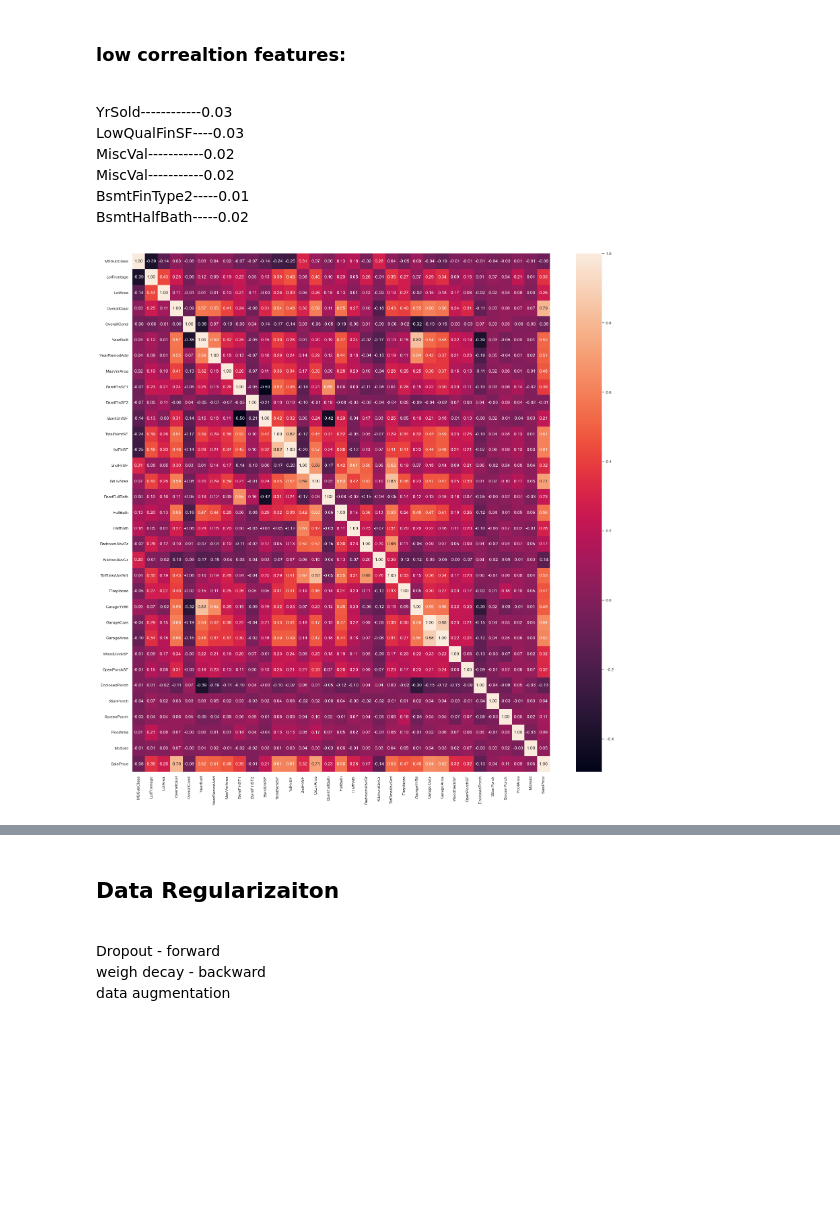
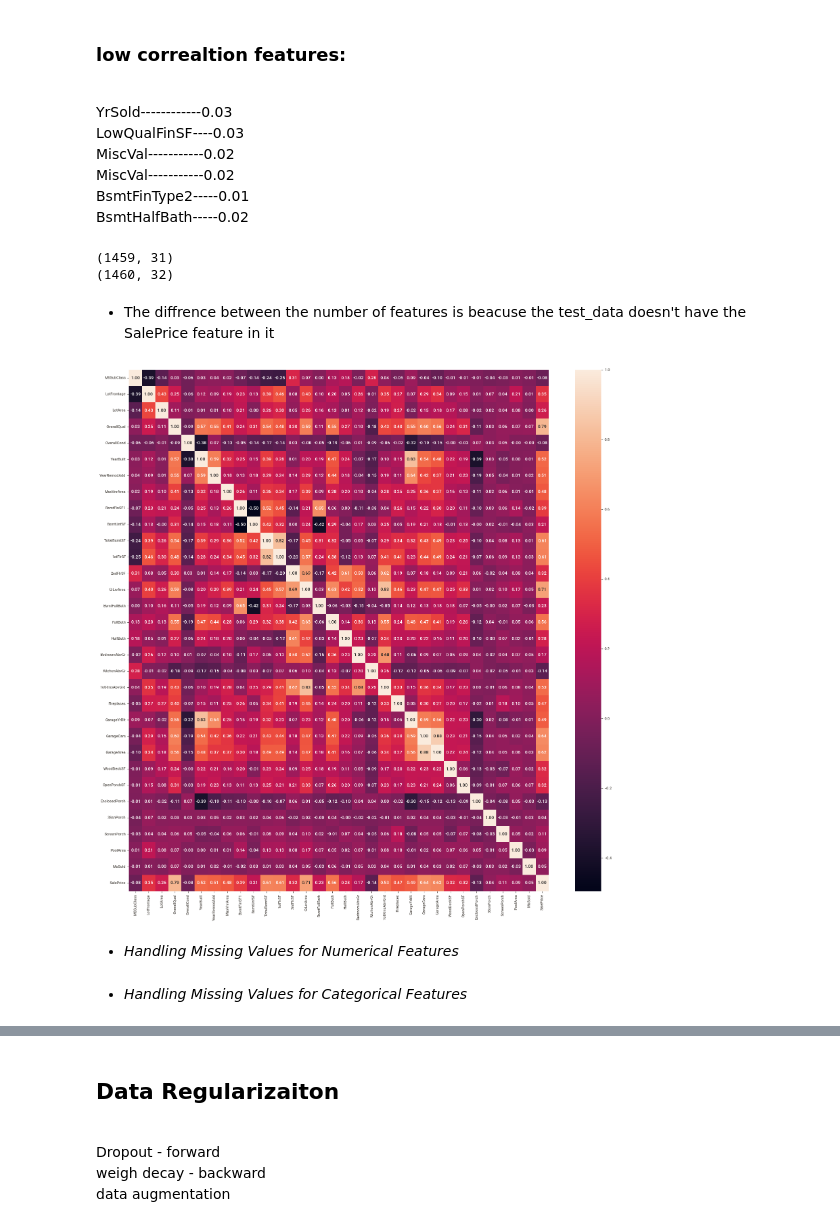
Before and after one commit to Danielbet21/House-Prices---Advanced-Regression-Techniques--ML, a Jupyter notebook: House_Pricing.ipynb, the cells around one changed output, grey strips where cells are left out. Drawn from its saved outputs; the diff is of its cells as text; code cells hidden in the pictures; blank space fills up the shorter version.

Commit message:
everything until visualization

```diff
--- a/House_Pricing.ipynb
+++ b/House_Pricing.ipynb
@@ -69,0 +137,12 @@ train_data = train_data.dropna(axis=1, thresh=0.8*len(train_data))
+# %%
+# Set the threshold for missing values to remove
+threshold = 80
+# for 80 it return # ["Alley", "PoolQC", "Fence", "MiscFeature"]
+drop_features = find_features_with_missing_values_threshold(train_data, threshold)
+
+
+train_data = drop_highly_missing_features(train_data, drop_features)
+
+test_data = drop_highly_missing_features(test_data, drop_features)
+
+print("Remove this features: ", drop_features)
@@ -109,7 +183,4 @@ if show_graphs > 0:
-# %%
-train_data_num.drop('Id', axis=1, inplace=True)
-if show_graphs > 0:
-    train_data_num.hist(bins=50, figsize=(22, 25))
-    plt.show()
 # %% [markdown]
 ### *use a heat map on the numerical data to see the correlation between the features*
+# %%
+show_graphs = True
@@ -116,10 +192,9 @@ if show_graphs > 0:
 # %%
-show_graphs = 0
 def show_corr_mat(df):
     corr_matrix = df.corr()
     plt.figure(figsize=(20, 20))
     sns.heatmap(corr_matrix, annot=True, fmt=".2f")
     plt.show()
 
-if show_graphs > 0:
+if show_graphs:
     show_corr_mat(train_data_num)
@@ -135,11 +212,20 @@ if show_graphs > 0:
 def drop_from_data_set(df, cols: list):
     df.drop(cols, axis=1, inplace=True)
 # %%
-drop_from_data_set(train_data, ["YrSold","LowQualFinSF","MiscVal","MiscVal","BsmtFinType2"])
-drop_from_data_set(train_data_num, ["YrSold","LowQualFinSF","MiscVal","MiscVal","BsmtHalfBath"])
+drop_from_data_set(test_data_num, ["YrSold","LowQualFinSF","MiscVal","MiscVal","BsmtHalfBath","BsmtFinSF2"])
+drop_from_data_set(train_data_num, ["YrSold","LowQualFinSF","MiscVal","MiscVal","BsmtHalfBath","BsmtFinSF2"])
+print(test_data_num.shape)
+print(train_data_num.shape)
+#
+# %% [output]
+(1459, 31)
+(1460, 32)
+# %% [markdown]
+- The diffrence between the number of features is beacuse the test_data doesn't have the SalePrice feature in it
 # %%
-show_graphs = 1
-if show_graphs > 0:
+if show_graphs:
     show_corr_mat(train_data_num)
 # %% [output]
-[figure, old version]
+[figure, new version]
+# %% [markdown]
+- *Handling Missing Values for Numerical Features*
@@ -145,0 +238,2 @@ if show_graphs > 0:
+# %% [markdown]
+- *Handling Missing Values for Categorical Features*
```
Also changed, not shown: parts of 53 cells of this notebook.
